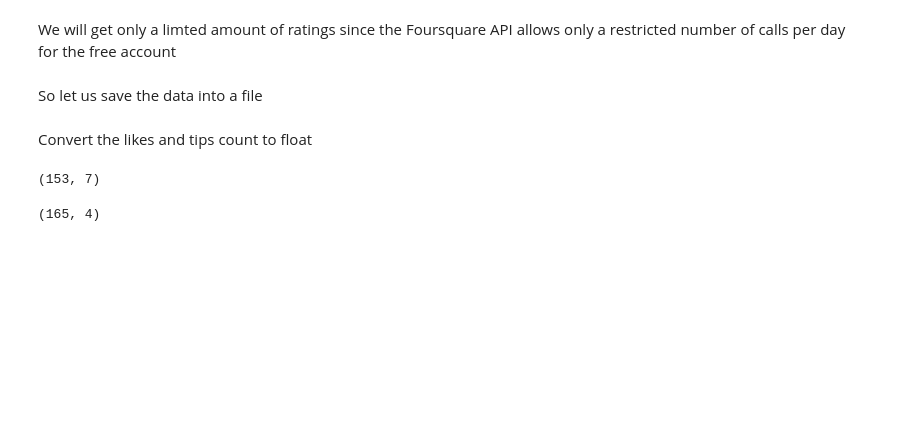
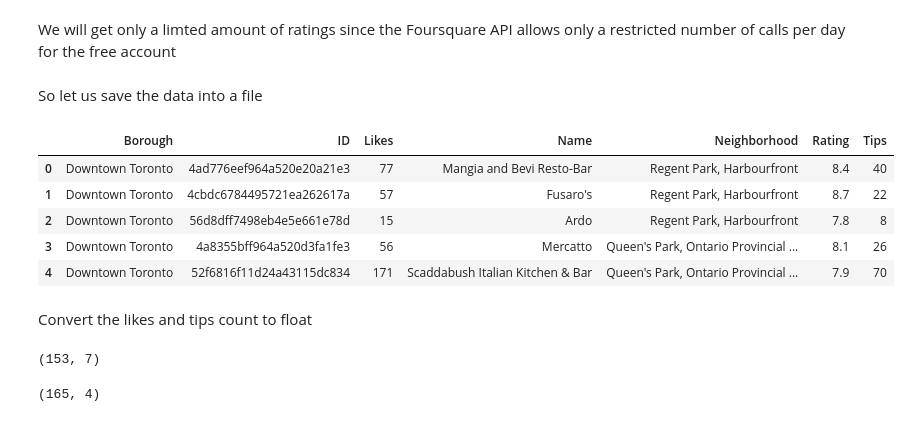
Before and after one commit to ichishiro1997/Coursera_Capstone, a Jupyter notebook: The Battle of Neighborhoods_PART 2.ipynb, the cells around one changed output. Saved outputs shown, nothing was run; the diff lists cells and outputs as text; code cells hidden in the pictures; blank space fills up the shorter version.

```diff
--- a/The Battle of Neighborhoods_PART 2.ipynb
+++ b/The Battle of Neighborhoods_PART 2.ipynb
@@ -147,8 +148,8 @@ map_toronto
 # %% [markdown]
 ### FourSquare API Details
 # %%
-CLIENT_ID = 'G0BRLIDJSVXEAYDLPAST5G10XXLNYT5IOHKT4YPFGUV4ZQKG' # your Foursquare ID
-CLIENT_SECRET = 'UL2WURMQFXYJWNG2AMUJHV5LSZ1D2PJAJBSWNCYVG3K23JDT' # your Foursquare Secret
+CLIENT_ID = 'TWOZ1RBXJLFNVXN1GCNRMXVTI3YQR5UWQIIKU1NB11VBQNAL' # your Foursquare ID
+CLIENT_SECRET = 'FKR5PXODGZ52EQH3PDEGCCERQLFRHZUPP2Q2MHF2MBHU41IE' # your Foursquare Secret
 VERSION = '20191225' # Foursquare API version
 # %% [markdown]
 ### Define function to get like count, tips, ratings etc for ranking the restaurants
@@ -323,9 +317,11 @@ The neighborhood with the least amount of italian and chinese restaurants is Yor
 # %%
 column_names=['Borough', 'Neighborhood', 'ID','Name','Likes','Rating','Tips']
 ita_chi_rest_rank = pd.DataFrame(columns=column_names)
-count = 150
+count = 0
 
-for row in ita_chi_rest.values.tolist():
+xyz = ita_chi_rest.iloc[150:165,:]
+
+for row in xyz.values.tolist():
     Borough,Neighborhood,ID,Name=row
     try:
         venue_details=get_venue_details(ID)
@@ -336,7 +332,7 @@ for row in ita_chi_rest.values.tolist():
         # we will assign 0 value for these resturants as they may have been
         #recently opened or details does not exist in FourSquare Database
         id,name,likes,rating,tips=[0]*5
-    print('(',count,'/',len(ita_chi_rest),')','processed')
+    print('(',count,'/',len(xyz),')','processed')
     ita_chi_rest_rank = ita_chi_rest_rank.append({'Borough': Borough,
                                                 'Neighborhood': Neighborhood,
                                                 'ID': id,
@@ -346,7 +342,7 @@ for row in ita_chi_rest.values.tolist():
                                                 'Tips' : tips
                                                }, ignore_index=True)
     count+=1
-    if count == 100 :
+    if count == 15 :
         print("Limit Exceeded")
         break
 
@@ -374,8 +370,18 @@ We will get only a limted amount of ratings since the Foursquare API allows only
 # %% [markdown]
 So let us save the data into a file
 # %%
+#ita_chi_rest_rank = pd.read_csv('p.csv')
 ita_chi_rest_rank.to_csv('ita_chi_rest_rank.csv', index=False)
-ita_chi_rest_rank.drop_duplicates(inplace=True)
+#ita_chi_rest_rank.drop_duplicates(inplace=True)
+# %%
+ita_chi_rest_rank.head()
+# %% [output]
+|  | Borough | ID | Likes | Name | Neighborhood | Rating | Tips |
+| 0 | Downtown Toronto | 4ad776eef964a520e20a21e3 | 77 | Mangia and Bevi Resto-Bar | Regent Park, Harbourfront | 8.4 | 40 |
+| 1 | Downtown Toronto | 4cbdc6784495721ea262617a | 57 | Fusaro's | Regent Park, Harbourfront | 8.7 | 22 |
+| 2 | Downtown Toronto | 56d8dff7498eb4e5e661e78d | 15 | Ardo | Regent Park, Harbourfront | 7.8 | 8 |
+| 3 | Downtown Toronto | 4a8355bff964a520d3fa1fe3 | 56 | Mercatto | Queen's Park, Ontario Provincial ... | 8.1 | 26 |
+| 4 | Downtown Toronto | 52f6816f11d24a43115dc834 | 171 | Scaddabush Italian Kitchen & Bar | Queen's Park, Ontario Provincial ... | 7.9 | 70 |
 # %% [markdown]
 Convert the likes and tips count to float
 # %%
```
Also changed, not shown: parts of 4 cells of this notebook.
